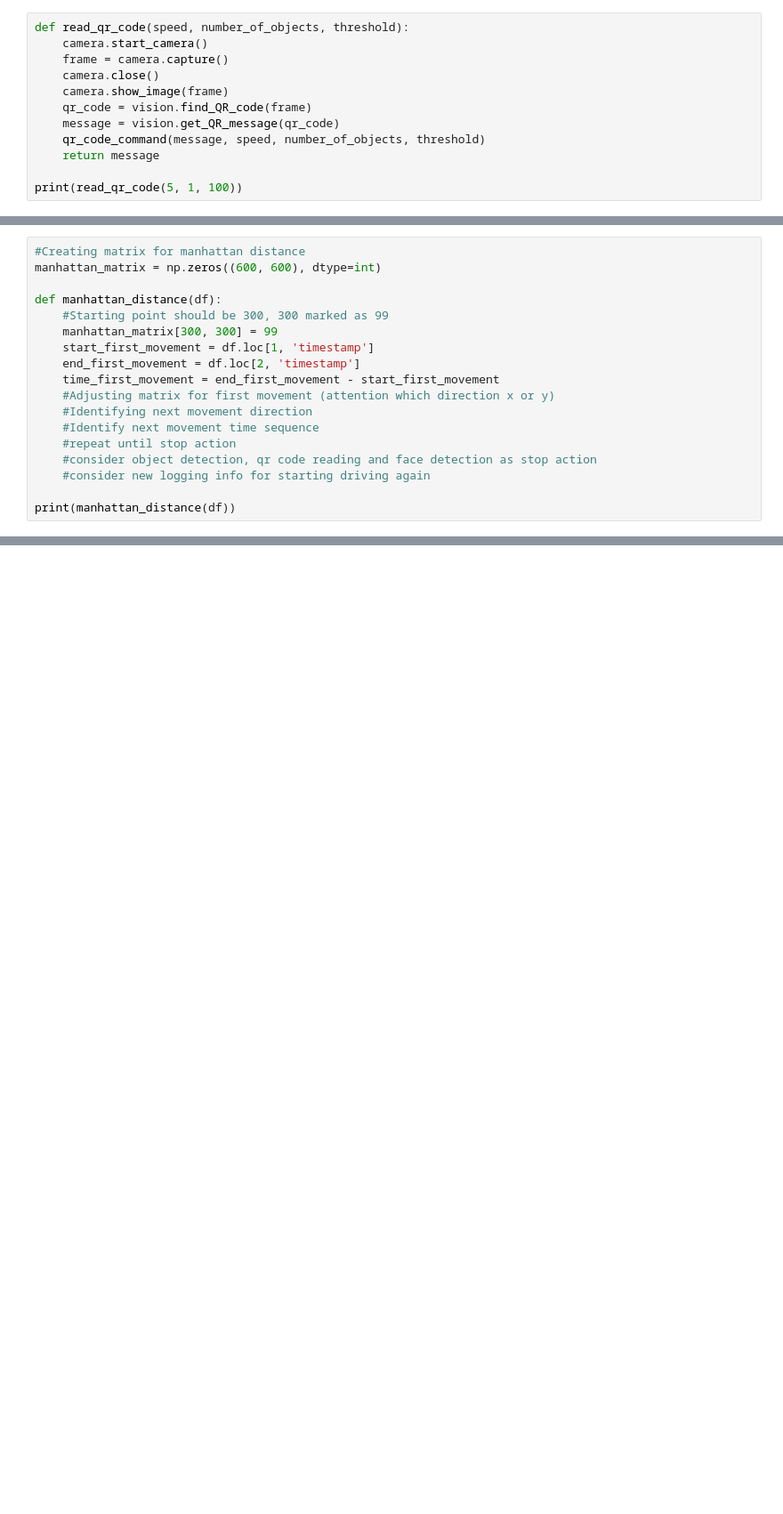
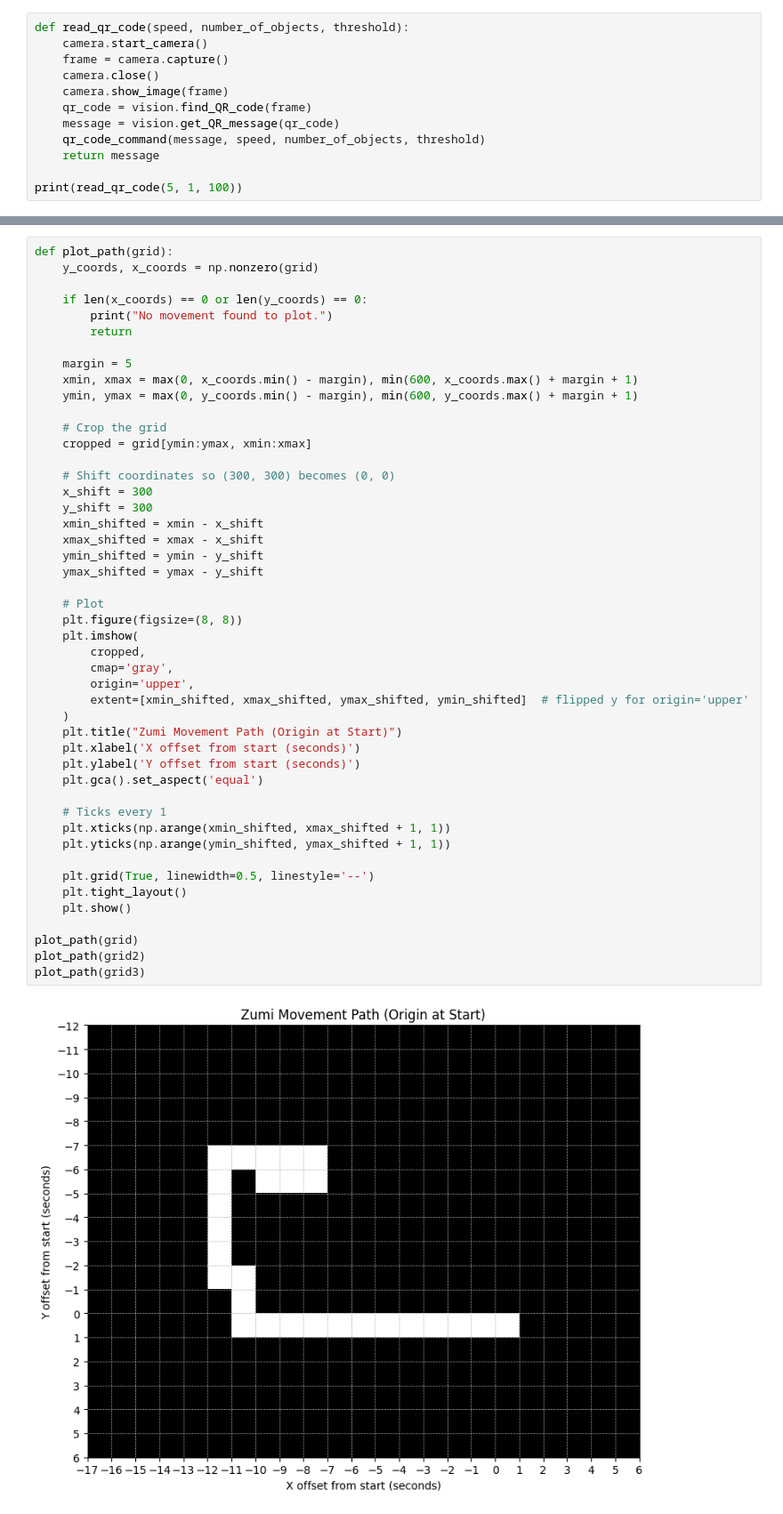
Before and after one commit to mikeandrusyak/robot_challenge, a Jupyter notebook: src/main_jupyther.ipynb, the cells around one changed output, grey strips where cells are left out. Shown at 89% size. Drawn from its saved outputs; the diff is of its cells as text; blank space fills up the shorter version.

```diff
--- a/src/main_jupyther.ipynb
+++ b/src/main_jupyther.ipynb
@@ -242,21 +244,3 @@ print(df)
 60                  stop  2025-05-06 13:53:38.062952
 
 [61 rows x 2 columns]
-# %%
-#Creating matrix for manhattan distance
-manhattan_matrix = np.zeros((600, 600), dtype=int)
-
-def manhattan_distance(df):
-    #Starting point should be 300, 300 marked as 99
-    manhattan_matrix[300, 300] = 99
-    start_first_movement = df.loc[1, 'timestamp']
-    end_first_movement = df.loc[2, 'timestamp']
-    time_first_movement = end_first_movement - start_first_movement
-    #Adjusting matrix for first movement (attention which direction x or y)
-    #Identifying next movement direction
-    #Identify next movement time sequence
-    #repeat until stop action
-    #consider object detection, qr code reading and face detection as stop action
-    #consider new logging info for starting driving again
-
-print(manhattan_distance(df))
@@ -262,0 +317,49 @@ print(manhattan_distance(df))
+# %%
+def plot_path(grid):
+    y_coords, x_coords = np.nonzero(grid)
+
+    if len(x_coords) == 0 or len(y_coords) == 0:
+        print("No movement found to plot.")
+        return
+
+    margin = 5
+    xmin, xmax = max(0, x_coords.min() - margin), min(600, x_coords.max() + margin + 1)
+    ymin, ymax = max(0, y_coords.min() - margin), min(600, y_coords.max() + margin + 1)
+
+    # Crop the grid
+    cropped = grid[ymin:ymax, xmin:xmax]
+
+    # Shift coordinates so (300, 300) becomes (0, 0)
+    x_shift = 300
+    y_shift = 300
+    xmin_shifted = xmin - x_shift
+    xmax_shifted = xmax - x_shift
+    ymin_shifted = ymin - y_shift
+    ymax_shifted = ymax - y_shift
+
+    # Plot
+    plt.figure(figsize=(8, 8))
+    plt.imshow(
+        cropped,
+        cmap='gray',
+        origin='upper',
+        extent=[xmin_shifted, xmax_shifted, ymax_shifted, ymin_shifted]  # flipped y for origin='upper'
+    )
+    plt.title("Zumi Movement Path (Origin at Start)")
+    plt.xlabel('X offset from start (seconds)')
+    plt.ylabel('Y offset from start (seconds)')
+    plt.gca().set_aspect('equal')
+
+    # Ticks every 1
+    plt.xticks(np.arange(xmin_shifted, xmax_shifted + 1, 1))
+    plt.yticks(np.arange(ymin_shifted, ymax_shifted + 1, 1))
+
+    plt.grid(True, linewidth=0.5, linestyle='--')
+    plt.tight_layout()
+    plt.show()
+
+plot_path(grid)
+plot_path(grid2)
+plot_path(grid3)
+# %% [output]
+[figure, added]
```
Also changed, not shown: parts of 4 cells of this notebook.
